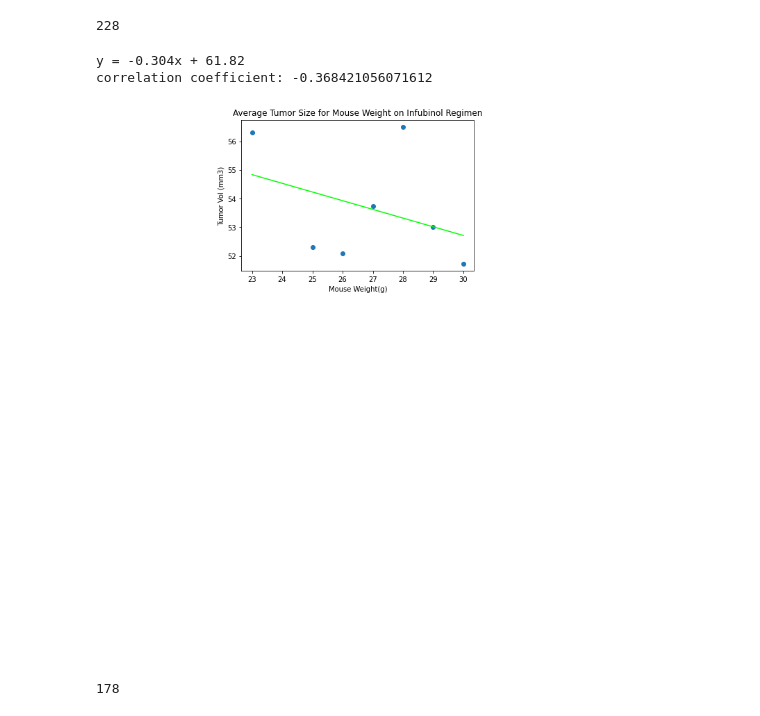
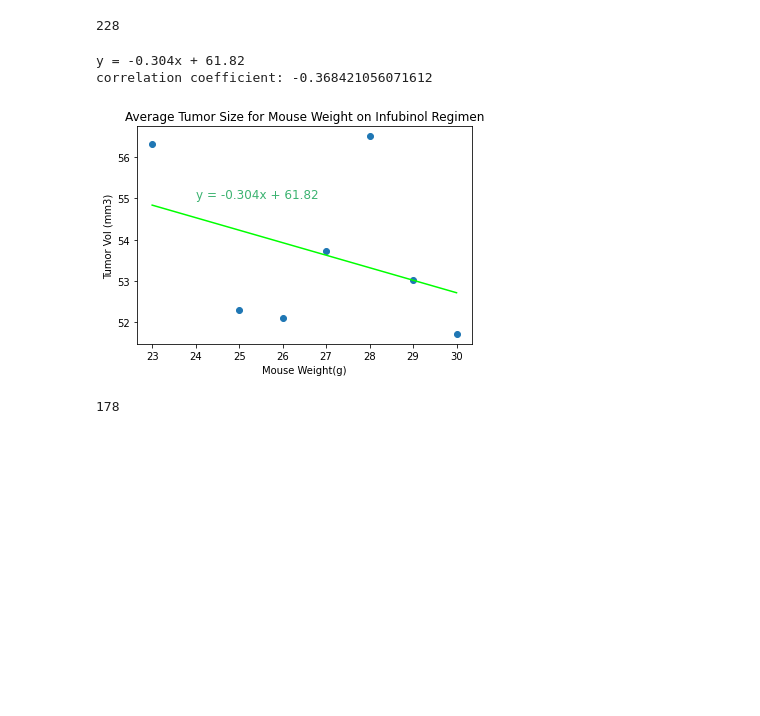
Before and after one commit to sarahDH615/matplotlib_challenge, a Jupyter notebook: pymaceuticals_starter_edited.ipynb, the cells around one changed output. Saved outputs shown, nothing was run; the diff lists cells and outputs as text; code cells hidden in the pictures; blank space fills up the shorter version.

Commit message:
fixed graph whitespace issue

```diff
--- a/pymaceuticals_starter_edited.ipynb
+++ b/pymaceuticals_starter_edited.ipynb
@@ -751,31 +724,31 @@ len(only_ra)
 # %%
 # Generate a scatter plot of average tumor volume vs. mouse weight for the Infubinol regimen
 infmask = (no_dups_df['Drug Regimen'] == 'Infubinol')
 only_inf = no_dups_df.loc[infmask, :]
 only_inf_grouped = only_inf.groupby('Weight (g)')
 avg_tum_vol = only_inf_grouped['Tumor Volume (mm3)'].mean().reset_index(drop=False)
 
 x_axis_weight = avg_tum_vol.iloc[:, 0]
 y_axis_vol = avg_tum_vol.iloc[:, 1]
 
 plt.scatter(x_axis_weight, y_axis_vol)
 plt.xlabel('Mouse Weight(g)')
 plt.ylabel('Tumor Vol (mm3)')
 plt.title('Average Tumor Size for Mouse Weight on Infubinol Regimen')
 # Calculate the correlation coefficient and linear regression model
 # for mouse weight and average tumor volume for the Capomulin regimen
 (slope, intercept, rvalue, pvalue, stderr) = st.linregress(x_axis_weight, y_axis_vol)
 display_line_eq = f'y = {round(slope, 3)}x + {round(intercept, 3)}'
 lin_reg_mod = (slope * x_axis_weight) + intercept
 print(display_line_eq)
 print(f'correlation coefficient: {rvalue}')
 plt.plot(x_axis_weight, lin_reg_mod, color='lime')
-plt.annotate(display_line_eq, (18,38),fontsize=12,color="mediumseagreen")
+plt.annotate(display_line_eq, (24,55),fontsize=12,color="mediumseagreen")
 plt.show()
 # %% [output]
 y = -0.304x + 61.82
 correlation coefficient: -0.368421056071612
-[figure, old version]
+[figure, new version]
 # %%
 len(only_inf)
 # %% [output]
```
Also changed, not shown: parts of 8 cells of this notebook.
